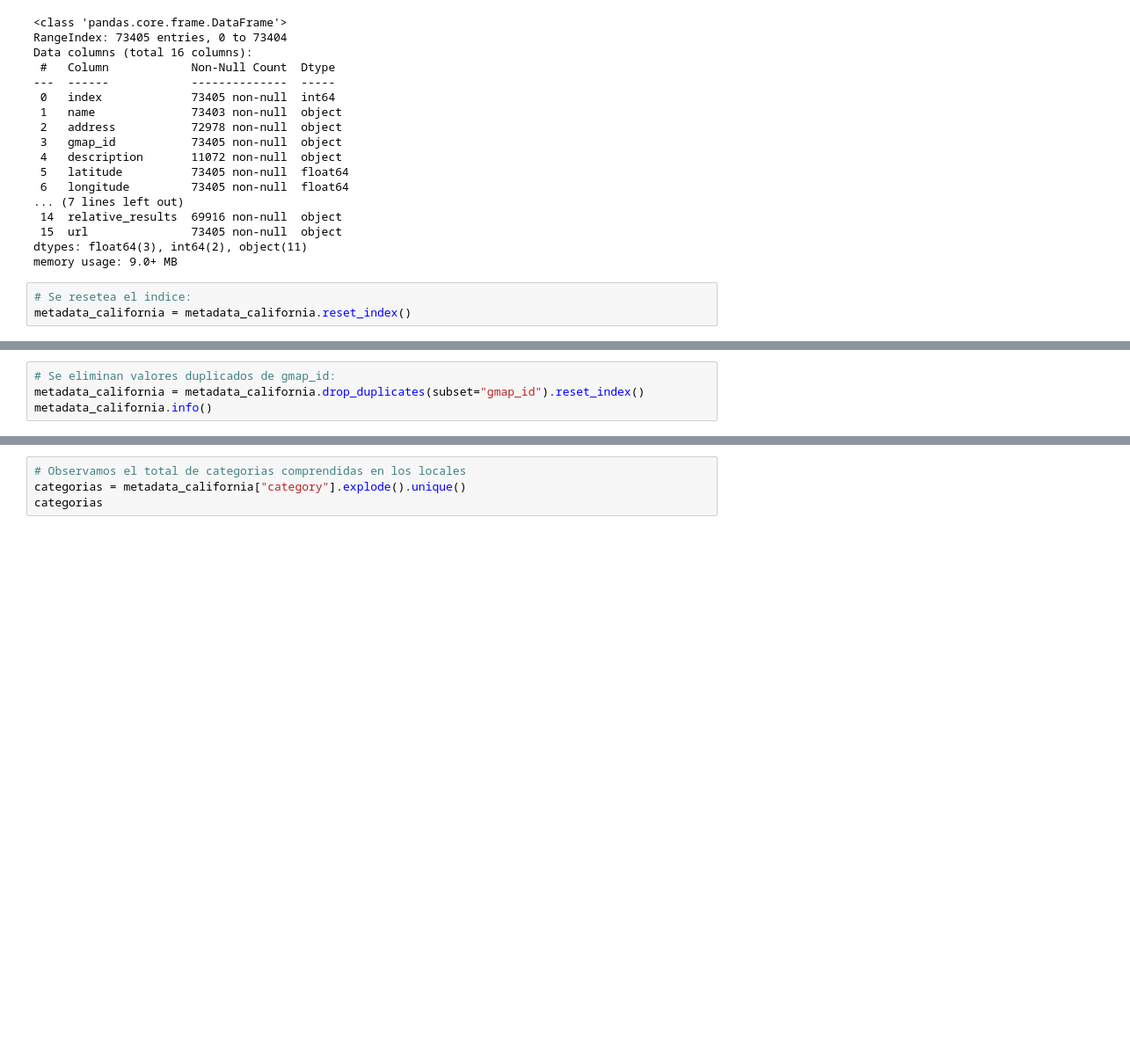
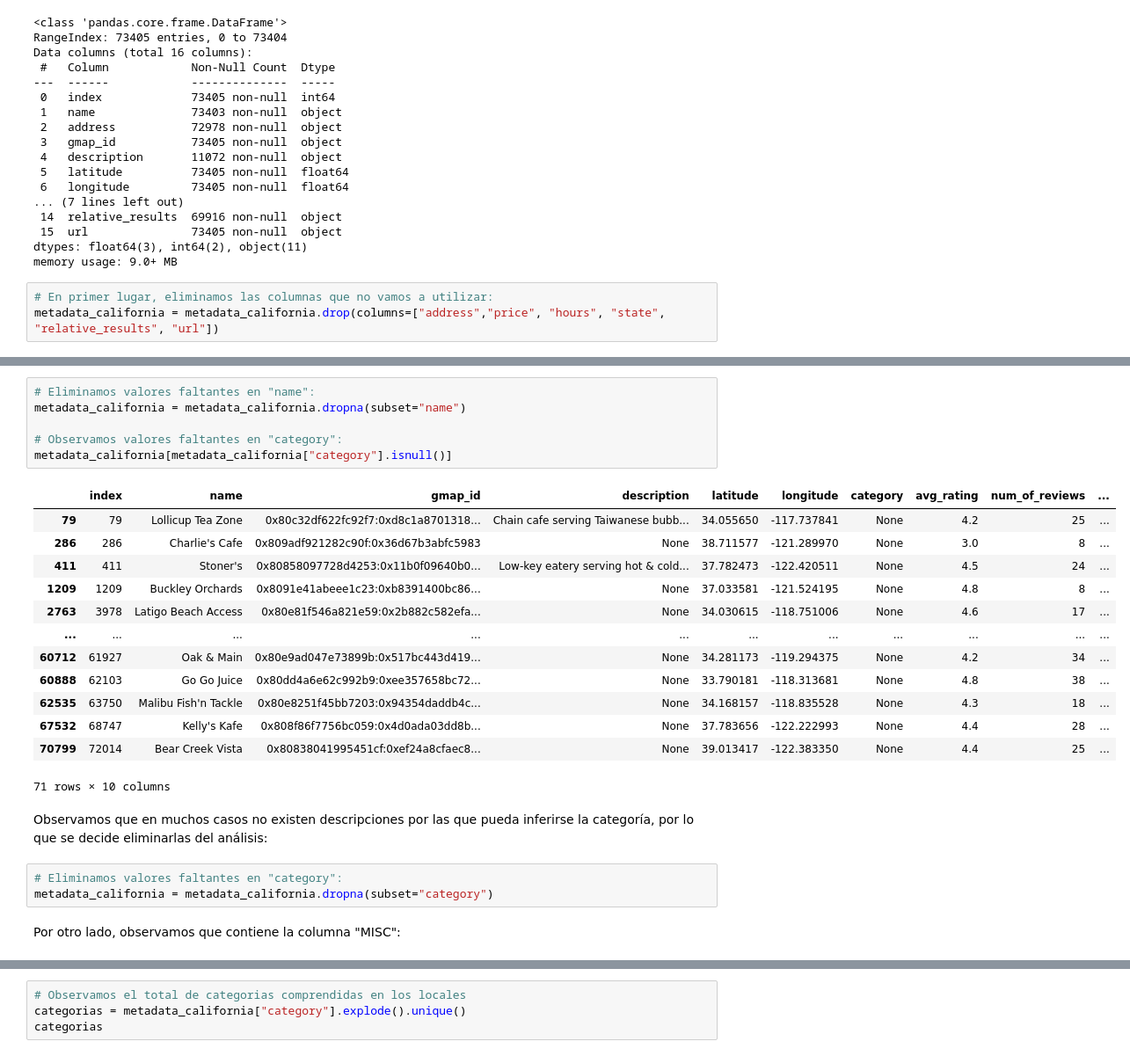
Before and after one commit to javierdichiachio/Proyecto_Final_Google_Yelp, a Jupyter notebook: EDA_Google.ipynb, the cells around one changed output, grey strips where cells are left out. Shown: that part at 88% size. Cells and saved outputs as stored; diff of their text form; blank space fills up the shorter version.

```diff
--- a/EDA_Google.ipynb
+++ b/EDA_Google.ipynb
@@ -212,7 +275,7 @@ Data columns (total 16 columns):
  15  url               73405 non-null  object
 dtypes: float64(3), int64(2), object(11)
 memory usage: 9.0+ MB
-# %%
-# Se resetea el indice:
-metadata_california = metadata_california.reset_index()
+# %%
+# En primer lugar, eliminamos las columnas que no vamos a utilizar:
+metadata_california = metadata_california.drop(columns=["address","price", "hours", "state", "relative_results", "url"])
 # %%
@@ -228,4 +295,0 @@ metadata_california["gmap_id"].duplicated().sum()
-# %%
-# Se eliminan valores duplicados de gmap_id:
-metadata_california = metadata_california.drop_duplicates(subset="gmap_id").reset_index()
-metadata_california.info()
@@ -253 +300,28 @@ metadata_california.to_parquet('metadata_california.parquet', engine="pyarrow")
+# %%
+# Eliminamos valores faltantes en "name":
+metadata_california = metadata_california.dropna(subset="name")
+
+# Observamos valores faltantes en "category":
+metadata_california[metadata_california["category"].isnull()]
+# %% [output]
+|  | index | name | gmap_id | description | latitude | longitude | category | avg_rating | num_of_reviews | ... |
+| 79 | 79 | Lollicup Tea Zone | 0x80c32df622fc92f7:0xd8c1a8701318... | Chain cafe serving Taiwanese bubb... | 34.055650 | -117.737841 | None | 4.2 | 25 | ... |
+| 286 | 286 | Charlie's Cafe | 0x809adf921282c90f:0x36d67b3abfc5983 | None | 38.711577 | -121.289970 | None | 3.0 | 8 | ... |
+| 411 | 411 | Stoner's | 0x80858097728d4253:0x11b0f09640b0... | Low-key eatery serving hot & cold... | 37.782473 | -122.420511 | None | 4.5 | 24 | ... |
+| 1209 | 1209 | Buckley Orchards | 0x8091e41abeee1c23:0xb8391400bc86... | None | 37.033581 | -121.524195 | None | 4.8 | 8 | ... |
+| 2763 | 3978 | Latigo Beach Access | 0x80e81f546a821e59:0x2b882c582efa... | None | 34.030615 | -118.751006 | None | 4.6 | 17 | ... |
+| ... | ... | ... | ... | ... | ... | ... | ... | ... | ... | ... |
+| 60712 | 61927 | Oak & Main | 0x80e9ad047e73899b:0x517bc443d419... | None | 34.281173 | -119.294375 | None | 4.2 | 34 | ... |
+| 60888 | 62103 | Go Go Juice | 0x80dd4a6e62c992b9:0xee357658bc72... | None | 33.790181 | -118.313681 | None | 4.8 | 38 | ... |
+| 62535 | 63750 | Malibu Fish'n Tackle | 0x80e8251f45bb7203:0x94354daddb4c... | None | 34.168157 | -118.835528 | None | 4.3 | 18 | ... |
+| 67532 | 68747 | Kelly's Kafe | 0x808f86f7756bc059:0x4d0ada03dd8b... | None | 37.783656 | -122.222993 | None | 4.4 | 28 | ... |
+| 70799 | 72014 | Bear Creek Vista | 0x80838041995451cf:0xef24a8cfaec8... | None | 39.013417 | -122.383350 | None | 4.4 | 25 | ... |
+71 rows × 10 columns
+# %% [markdown]
+Observamos que en muchos casos no existen descripciones por las que pueda inferirse la categoría, por lo que se decide eliminarlas del análisis:
+# %%
+# Eliminamos valores faltantes en "category":
+metadata_california = metadata_california.dropna(subset="category")
+# %% [markdown]
+Por otro lado, observamos que contiene la columna "MISC":
 # %%
```
Also changed, not shown: parts of 56 cells of this notebook, 8 other files.
